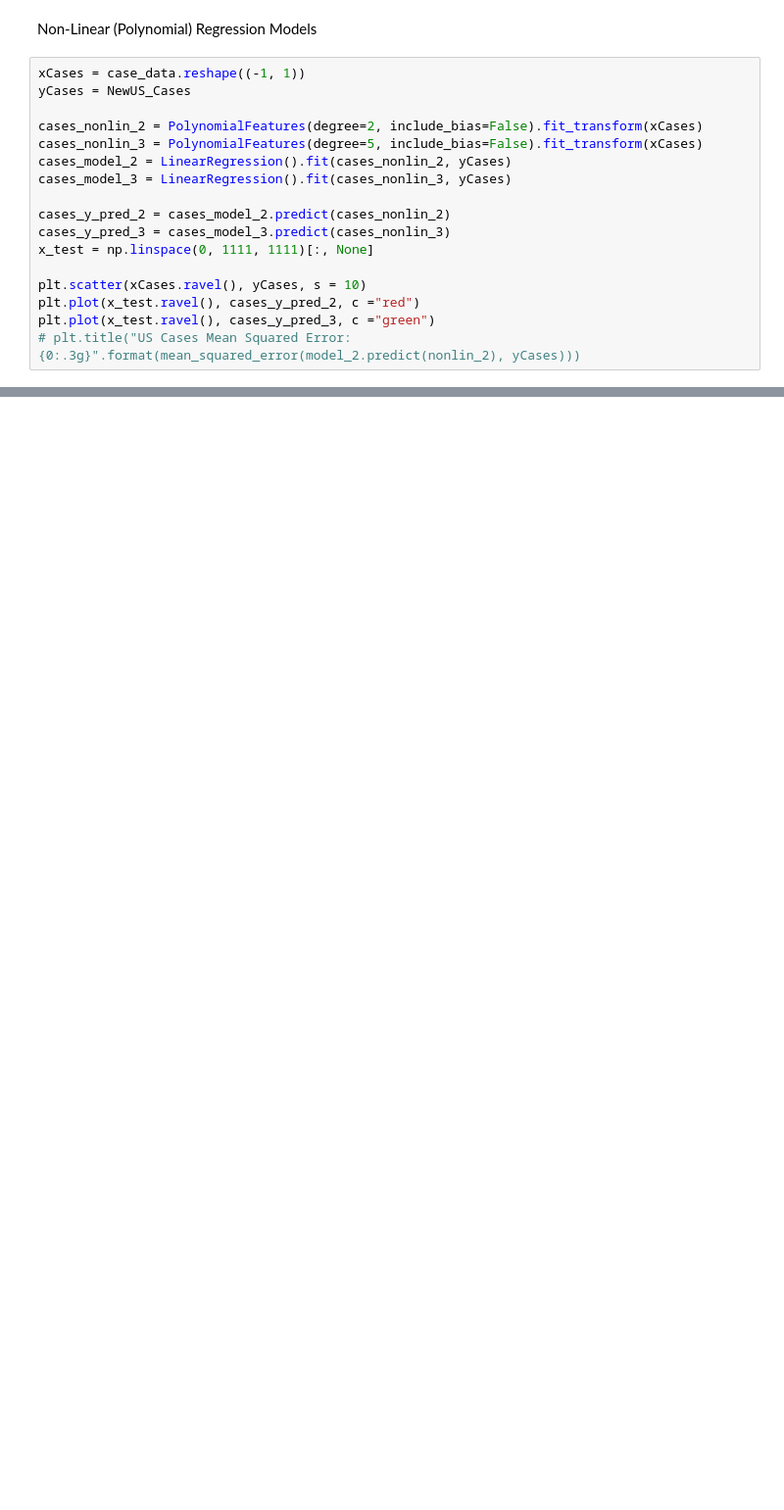
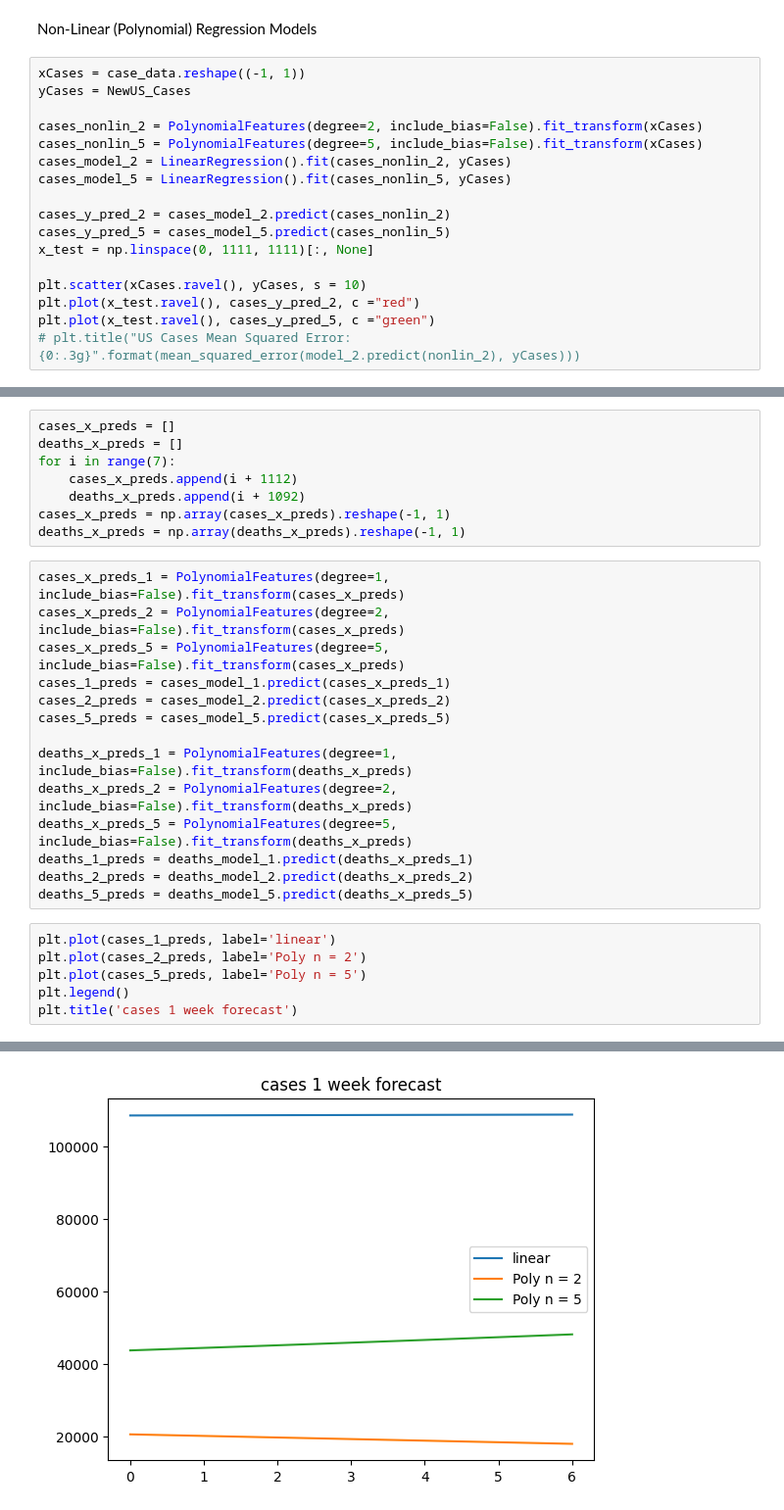
Before and after one commit to ssjung1/csc405-group-project, a Jupyter notebook: Project/src/team/Stage 4 Group.ipynb, the cells around one changed output, grey strips where cells are left out. Shown at 98% size. Cells and saved outputs as stored; diff of their text form; blank space fills up the shorter version.

```diff
--- a/Project/src/team/Stage 4 Group.ipynb
+++ b/Project/src/team/Stage 4 Group.ipynb
@@ -121,17 +121,17 @@ xCases = case_data.reshape((-1, 1))
 yCases = NewUS_Cases
 
 cases_nonlin_2 = PolynomialFeatures(degree=2, include_bias=False).fit_transform(xCases)
-cases_nonlin_3 = PolynomialFeatures(degree=5, include_bias=False).fit_transform(xCases)
+cases_nonlin_5 = PolynomialFeatures(degree=5, include_bias=False).fit_transform(xCases)
 cases_model_2 = LinearRegression().fit(cases_nonlin_2, yCases)
-cases_model_3 = LinearRegression().fit(cases_nonlin_3, yCases)
+cases_model_5 = LinearRegression().fit(cases_nonlin_5, yCases)
 
 cases_y_pred_2 = cases_model_2.predict(cases_nonlin_2)
-cases_y_pred_3 = cases_model_3.predict(cases_nonlin_3)
+cases_y_pred_5 = cases_model_5.predict(cases_nonlin_5)
 x_test = np.linspace(0, 1111, 1111)[:, None]
 
 plt.scatter(xCases.ravel(), yCases, s = 10)
 plt.plot(x_test.ravel(), cases_y_pred_2, c ="red")
-plt.plot(x_test.ravel(), cases_y_pred_3, c ="green")
+plt.plot(x_test.ravel(), cases_y_pred_5, c ="green")
 # plt.title("US Cases Mean Squared Error: {0:.3g}".format(mean_squared_error(model_2.predict(nonlin_2), yCases)))
 # %% [output]
 [<matplotlib.lines.Line2D at 0x...>]
@@ -155,3 +155,32 @@ plt.plot(x_test.ravel(), deaths_y_pred_3, c ="green")
 # %% [output]
 [<matplotlib.lines.Line2D at 0x...>]
 [figure]
+# %%
+cases_x_preds = []
+deaths_x_preds = []
+for i in range(7):
+    cases_x_preds.append(i + 1112)
+    deaths_x_preds.append(i + 1092)
+cases_x_preds = np.array(cases_x_preds).reshape(-1, 1)
+deaths_x_preds = np.array(deaths_x_preds).reshape(-1, 1)
+# %%
+cases_x_preds_1 = PolynomialFeatures(degree=1, include_bias=False).fit_transform(cases_x_preds)
+cases_x_preds_2 = PolynomialFeatures(degree=2, include_bias=False).fit_transform(cases_x_preds)
+cases_x_preds_5 = PolynomialFeatures(degree=5, include_bias=False).fit_transform(cases_x_preds)
+cases_1_preds = cases_model_1.predict(cases_x_preds_1)
+cases_2_preds = cases_model_2.predict(cases_x_preds_2)
+cases_5_preds = cases_model_5.predict(cases_x_preds_5)
+
+deaths_x_preds_1 = PolynomialFeatures(degree=1, include_bias=False).fit_transform(deaths_x_preds)
+deaths_x_preds_2 = PolynomialFeatures(degree=2, include_bias=False).fit_transform(deaths_x_preds)
+deaths_x_preds_5 = PolynomialFeatures(degree=5, include_bias=False).fit_transform(deaths_x_preds)
+deaths_1_preds = deaths_model_1.predict(deaths_x_preds_1)
+deaths_2_preds = deaths_model_2.predict(deaths_x_preds_2)
+deaths_5_preds = deaths_model_5.predict(deaths_x_preds_5)
+# %%
+plt.plot(cases_1_preds, label='linear')
+plt.plot(cases_2_preds, label='Poly n = 2')
+plt.plot(cases_5_preds, label='Poly n = 5')
+plt.legend()
+plt.title('cases 1 week forecast')
+# %% [output]
@@ -157,0 +188 @@ plt.plot(x_test.ravel(), deaths_y_pred_3, c ="green")
+[figure, added]
```
Also changed, not shown: parts of 9 cells of this notebook.
